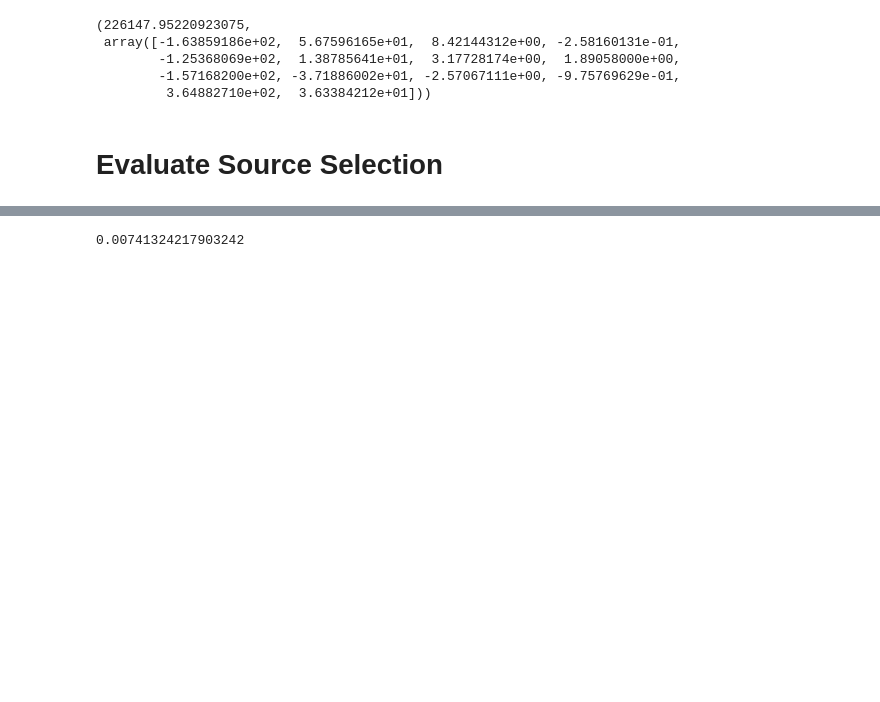
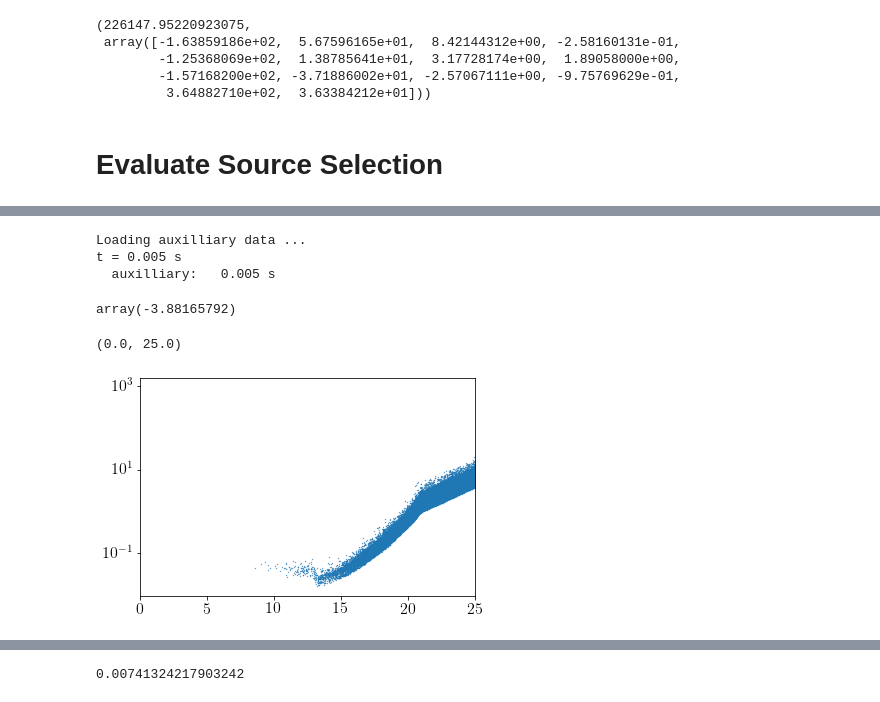
Before and after one commit to aeverall/mwtrace, a Jupyter notebook: mockmodel/Mock Selection.ipynb, the cells around one changed output, grey strips where cells are left out. Cells and saved outputs as stored; diff of their text form; code cells hidden in the pictures; blank space fills up the shorter version.

```diff
--- a/mockmodel/Mock Selection.ipynb
+++ b/mockmodel/Mock Selection.ipynb
@@ -312,0 +315,21 @@ gsf_pars
+# %%
+dr2_asf = asf.asf(version='cogiv_2020')
+# %% [output]
+Loading auxilliary data ...
+t = 0.005 s
+  auxilliary:   0.005 s
+# %%
+c=Source(l=sample['l'], b=np.arcsin(sample['sinb']), unit='rad', frame='galactic', photometry={'gaia_g':sample['m']})
+# %%
+dr2_asf.lnrho_interp(1.9)
+# %% [output]
+array(-3.88165792)
+# %%
+p_err = np.sqrt(dr2_asf(c)[2,2])
+# %%
+plt.scatter(sample['m'], p_err, s=0.1)
+plt.yscale('log')
+plt.xlim(0.,25.)
+# %% [output]
+(0.0, 25.0)
+[figure, added]
```
Also changed, not shown: parts of 21 cells of this notebook, 1 other file.
